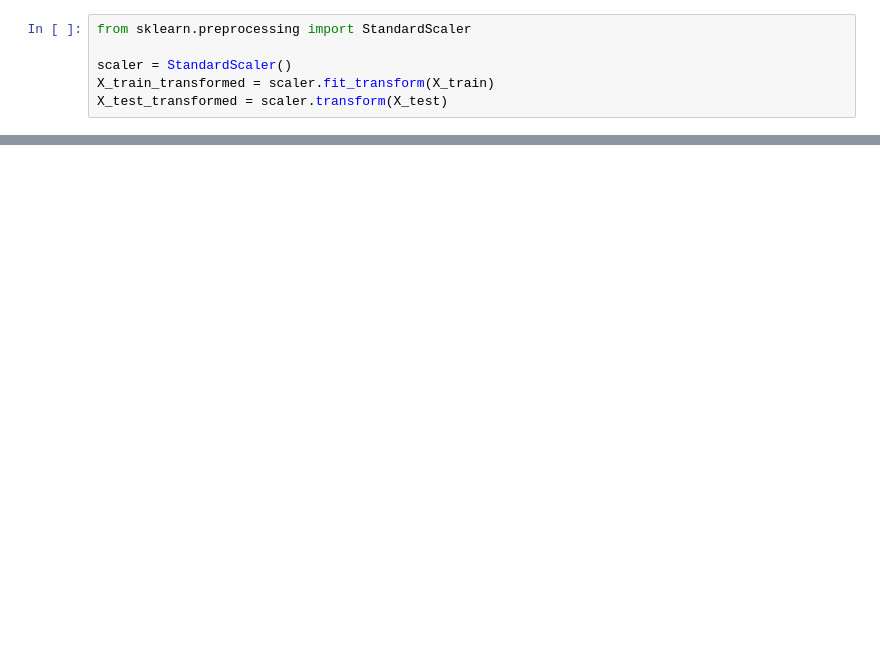
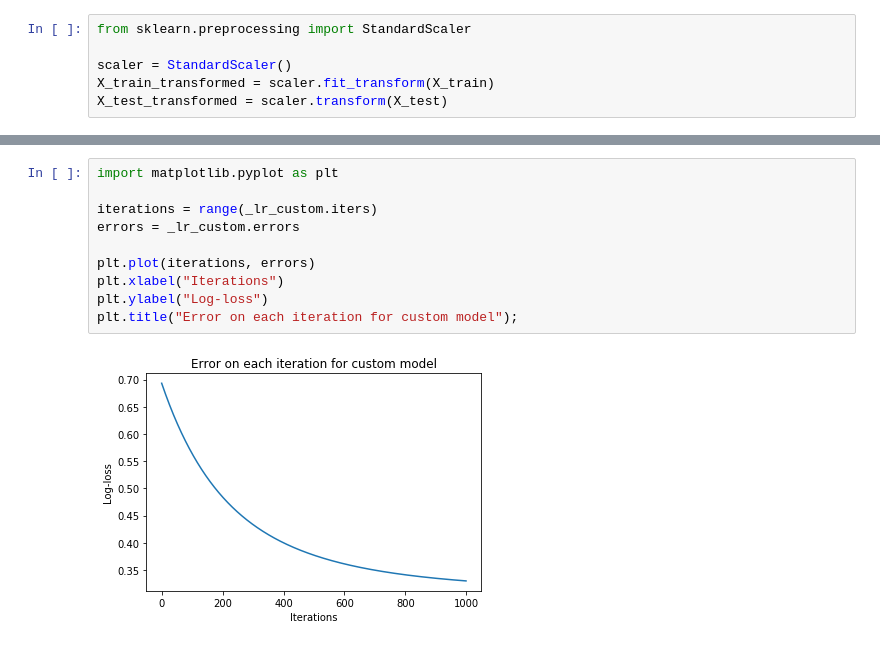
Before and after one commit to Mynzhassar/ml-algorithms, a Jupyter notebook: logistic_regression.ipynb, the cells around one changed output, grey strips where cells are left out. Drawn from its saved outputs; the diff is of its cells as text; blank space fills up the shorter version.

```diff
--- a/logistic_regression.ipynb
+++ b/logistic_regression.ipynb
@@ -101,0 +135,12 @@ _lr_custom = _LogisticRegression()
+# %%
+import matplotlib.pyplot as plt
+
+iterations = range(_lr_custom.iters)
+errors = _lr_custom.errors
+
+plt.plot(iterations, errors)
+plt.xlabel("Iterations")
+plt.ylabel("Log-loss")
+plt.title("Error on each iteration for custom model");
+# %% [output]
+[figure, added]
```
Also changed, not shown: parts of 12 cells of this notebook.
